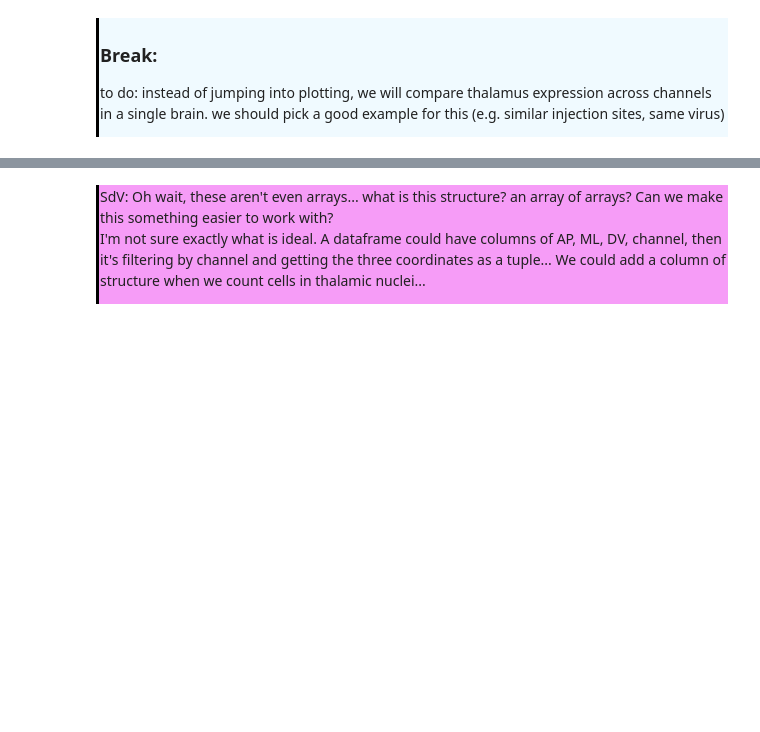
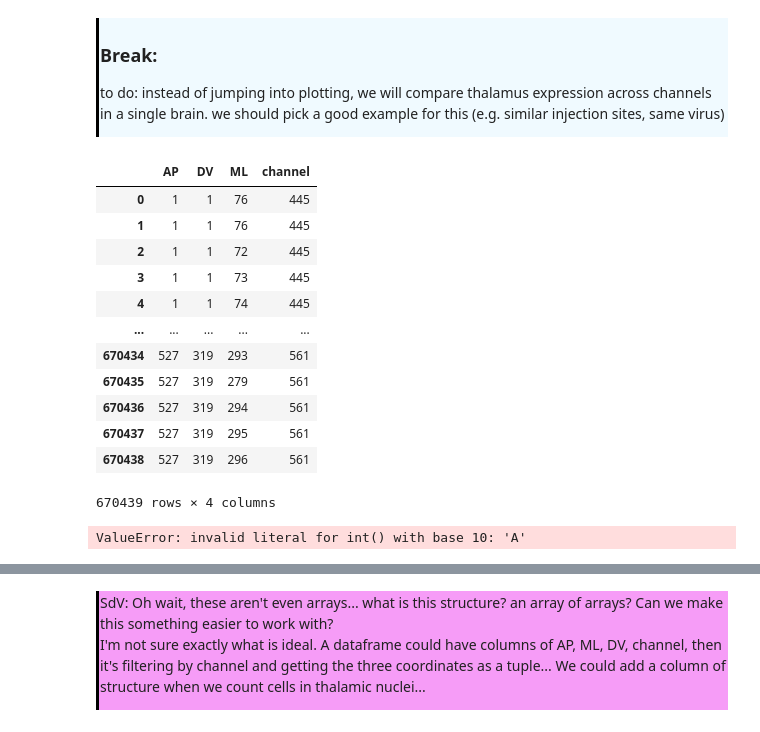
Before and after one commit to AllenNeuralDynamics/AIND-CNC-SmartSPIM-Workshop, a Jupyter notebook: code/Workshop Notebook V2.ipynb, the cells around one changed output, grey strips where cells are left out. Saved outputs shown, nothing was run; the diff lists cells and outputs as text; code cells hidden in the pictures; blank space fills up the shorter version.

```diff
--- a/code/Workshop Notebook V2.ipynb
+++ b/code/Workshop Notebook V2.ipynb
@@ -190,18 +219,36 @@ to do: instead of jumping into plotting, we will compare thalamus expression acr
+# %%
+cellLocs
+# %% [output]
+|  | AP | DV | ML | channel |
+| 0 | 1 | 1 | 76 | 445 |
+| 1 | 1 | 1 | 76 | 445 |
+| 2 | 1 | 1 | 72 | 445 |
+| 3 | 1 | 1 | 73 | 445 |
+| 4 | 1 | 1 | 74 | 445 |
+| ... | ... | ... | ... | ... |
+| 670434 | 527 | 319 | 293 | 561 |
+| 670435 | 527 | 319 | 279 | 561 |
+| 670436 | 527 | 319 | 294 | 561 |
+| 670437 | 527 | 319 | 295 | 561 |
+| 670438 | 527 | 319 | 296 | 561 |
+670439 rows × 4 columns
 # %%
-## Alternate way to do this
+# ## Alternate way to do this
 
-roiList = ["MD","PT","IAD","PVT","IMD","CM","PCN","CL"] # list of thalamic sub-regions to target
-cellLocs_ch = cellLocs["561"] # cell locations within one imaging channel
+# roiList = ["MD","PT","IAD","PVT","IMD","CM","PCN","CL"] # list of thalamic sub-regions to target
+# cellLocs_ch = cellLocs["561"] # cell locations within one imaging channel
 
-for roi in roiList:
-    count=0
-    for cell in cellLocs_ch:
-        if atlas.structure_from_coords(cell, as_acronym=True)==roi: #do the cell coordinates map to the roi?
-            count+=1
+# for roi in roiList:
+#     count = 0
+#     for cell in cellLocs_ch:
+#         if atlas.structure_from_coords(cell, as_acronym = True) == roi: #do the cell coordinates map to the roi?
+#             count += 1
 
 
-    print(roi, count)
+#     print(roi, count)
 
 
-# connectivity matrix plotting
-# good stopping point for tutorial section
+# # connectivity matrix plotting
+# # good stopping point for tutorial section
+# %% [output]
+ValueError: invalid literal for int() with base 10: 'A'
```
Also changed, not shown: parts of 12 cells of this notebook.
